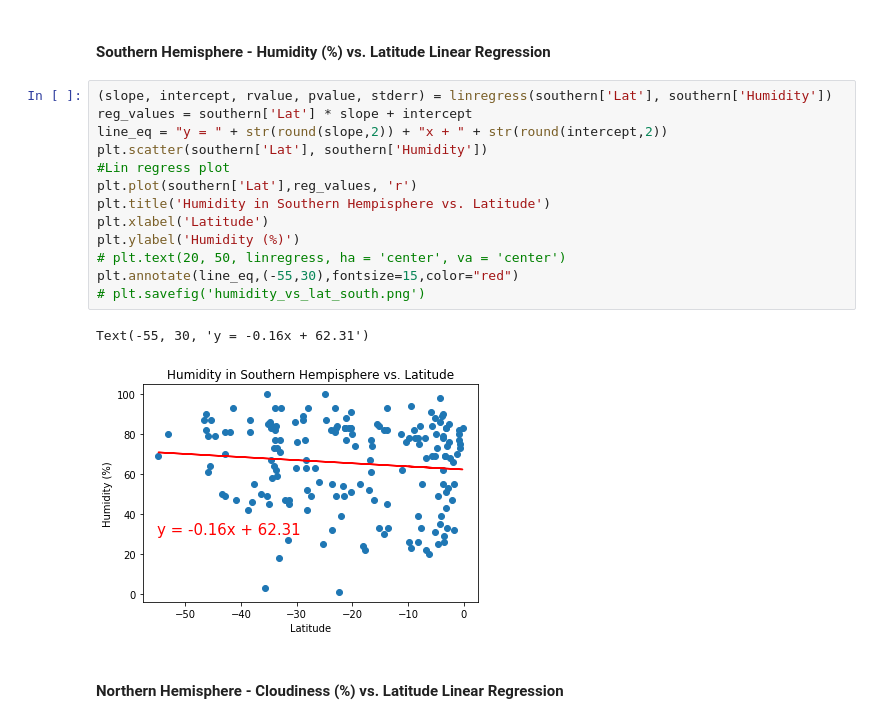
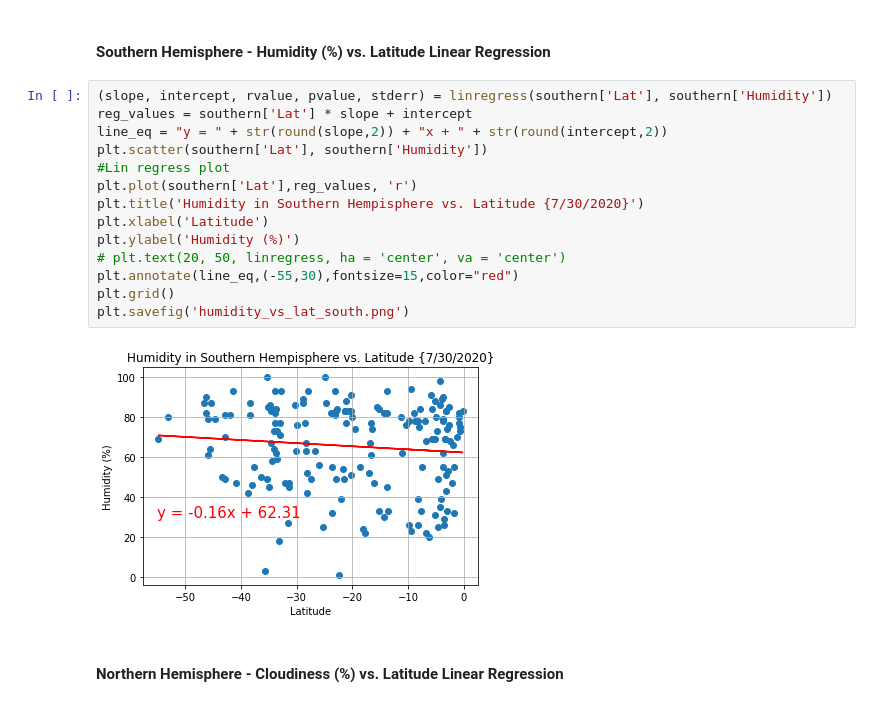
Before and after one commit to DiamondN97/python-api-challenge, a Jupyter notebook: WeatherPy/WeatherPy.ipynb, the cells around one changed output. Saved outputs shown, nothing was run; the diff lists cells and outputs as text.

```diff
--- a/WeatherPy/WeatherPy.ipynb
+++ b/WeatherPy/WeatherPy.ipynb
@@ -350,19 +363,19 @@ Text(0, 25, 'y = 0.04x + 69.27')
 # %%
 (slope, intercept, rvalue, pvalue, stderr) = linregress(southern['Lat'], southern['Humidity'])
 reg_values = southern['Lat'] * slope + intercept
 line_eq = "y = " + str(round(slope,2)) + "x + " + str(round(intercept,2))
 plt.scatter(southern['Lat'], southern['Humidity'])
 #Lin regress plot
 plt.plot(southern['Lat'],reg_values, 'r')
-plt.title('Humidity in Southern Hempisphere vs. Latitude')
+plt.title('Humidity in Southern Hempisphere vs. Latitude {7/30/2020}')
 plt.xlabel('Latitude')
 plt.ylabel('Humidity (%)')
 # plt.text(20, 50, linregress, ha = 'center', va = 'center')
 plt.annotate(line_eq,(-55,30),fontsize=15,color="red")
-# plt.savefig('humidity_vs_lat_south.png')
+plt.grid()
+plt.savefig('humidity_vs_lat_south.png')
 # %% [output]
-Text(-55, 30, 'y = -0.16x + 62.31')
-[figure, old version]
+[figure, new version]
 # %% [markdown]
 ####  Northern Hemisphere - Cloudiness (%) vs. Latitude Linear Regression
 # %%
```
Also changed, not shown: parts of 19 cells of this notebook, 12 other files.
